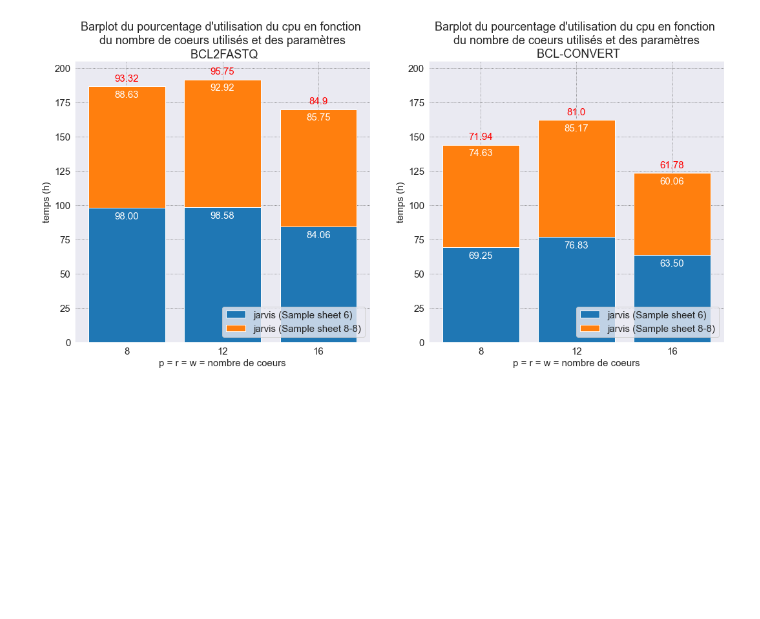
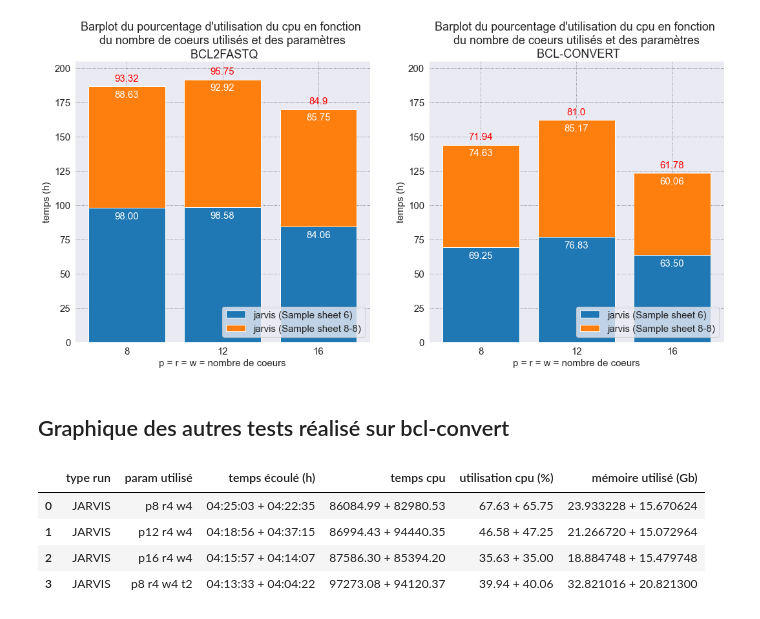
Before and after one commit to w2994a/cahier_labo_cns, a Jupyter notebook: bcl2fastq_bcl-convert/notebook_bcl2fastq_vs_bcl-convert.ipynb, the cells around one changed output. Cells and saved outputs as stored; diff of their text form; code cells hidden in the pictures; blank space fills up the shorter version.

```diff
--- a/bcl2fastq_bcl-convert/notebook_bcl2fastq_vs_bcl-convert.ipynb
+++ b/bcl2fastq_bcl-convert/notebook_bcl2fastq_vs_bcl-convert.ipynb
@@ -913,3 +913,14 @@ ax[1].set_ylim(0, 205)
 plt.savefig("img/barplot_pourcnetage_cpu_comp.png", transparent=False);
 # %% [output]
 [figure]
+# %% [markdown]
+## Graphique des autres tests réalisé sur bcl-convert
+# %%
+bcl_convert2 = pd.read_csv("results/bcl-convert2.csv")
+bcl_convert2
+# %% [output]
+|  | type run | param utilisé | temps écoulé (h) | temps cpu | utilisation cpu (%) | mémoire utilisé (Gb) |
+| 0 | JARVIS | p8 r4 w4 | 04:25:03 + 04:22:35 | 86084.99 + 82980.53 | 67.63 + 65.75 | 23.933228 + 15.670624 |
+| 1 | JARVIS | p12 r4 w4 | 04:18:56 + 04:37:15 | 86994.43 + 94440.35 | 46.58 + 47.25 | 21.266720 + 15.072964 |
+| 2 | JARVIS | p16 r4 w4 | 04:15:57 + 04:14:07 | 87586.30 + 85394.20 | 35.63 + 35.00 | 18.884748 + 15.479748 |
+| 3 | JARVIS | p8 r4 w4 t2 | 04:13:33 + 04:04:22 | 97273.08 + 94120.37 | 39.94 + 40.06 | 32.821016 + 20.821300 |
```
Also changed, not shown: parts of 12 cells of this notebook, 3 other files.
